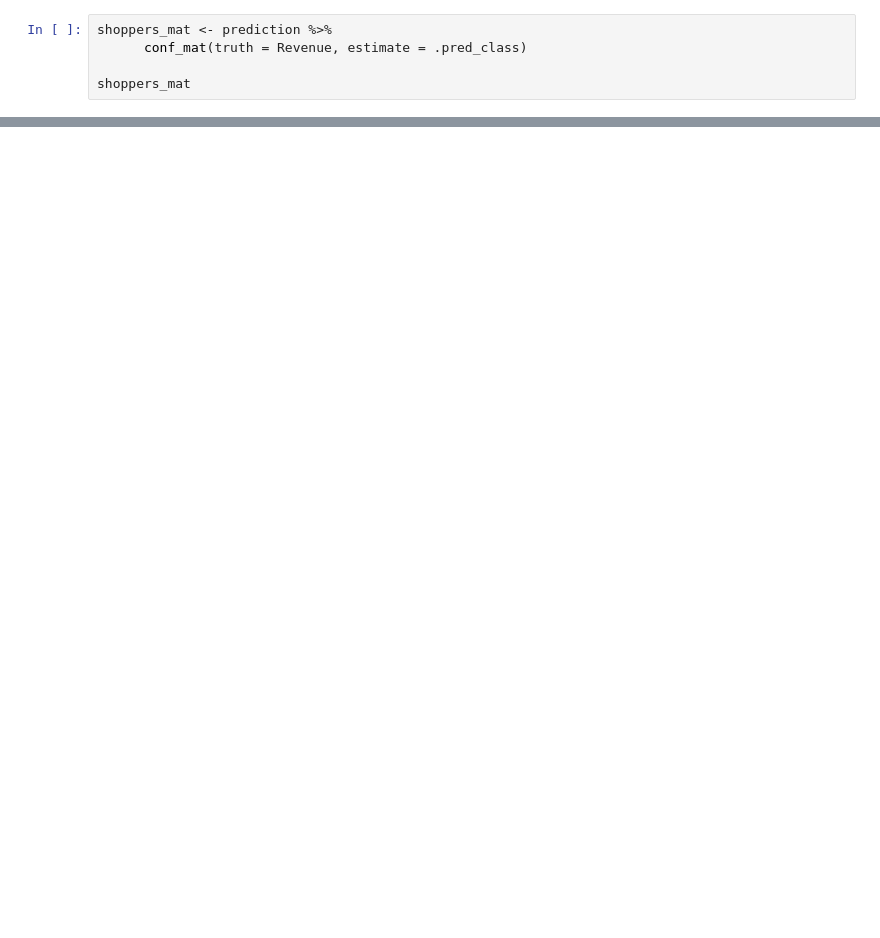
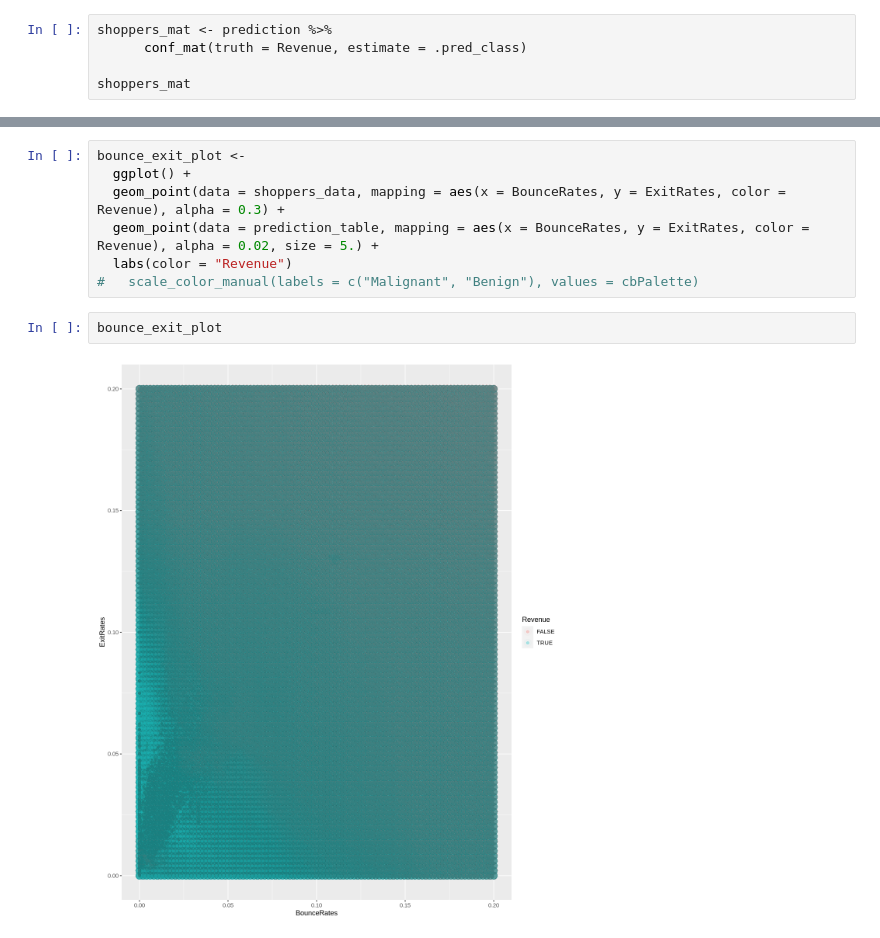
Before and after one commit to SerialGuitarist/group_project_report, a Jupyter notebook: report.ipynb, the cells around one changed output, grey strips where cells are left out. Saved outputs shown, nothing was run; the diff lists cells and outputs as text; blank space fills up the shorter version.

```diff
--- a/report.ipynb
+++ b/report.ipynb
@@ -194,0 +248,11 @@ wkflw_plot <-
+# %%
+bounce_exit_plot <-
+  ggplot() +
+  geom_point(data = shoppers_data, mapping = aes(x = BounceRates, y = ExitRates, color = Revenue), alpha = 0.3) +
+  geom_point(data = prediction_table, mapping = aes(x = BounceRates, y = ExitRates, color = Revenue), alpha = 0.02, size = 5.) +
+  labs(color = "Revenue")
+#   scale_color_manual(labels = c("Malignant", "Benign"), values = cbPalette)
+# %%
+bounce_exit_plot
+# %% [output]
+[figure, added]
```
Also changed, not shown: parts of 11 cells of this notebook.
